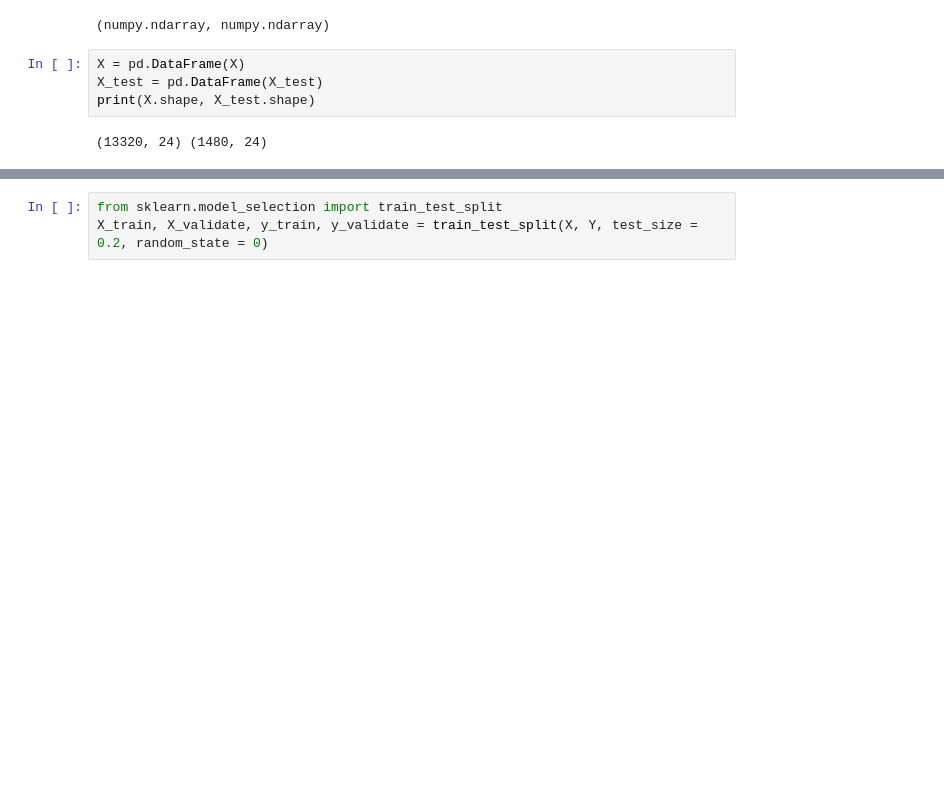
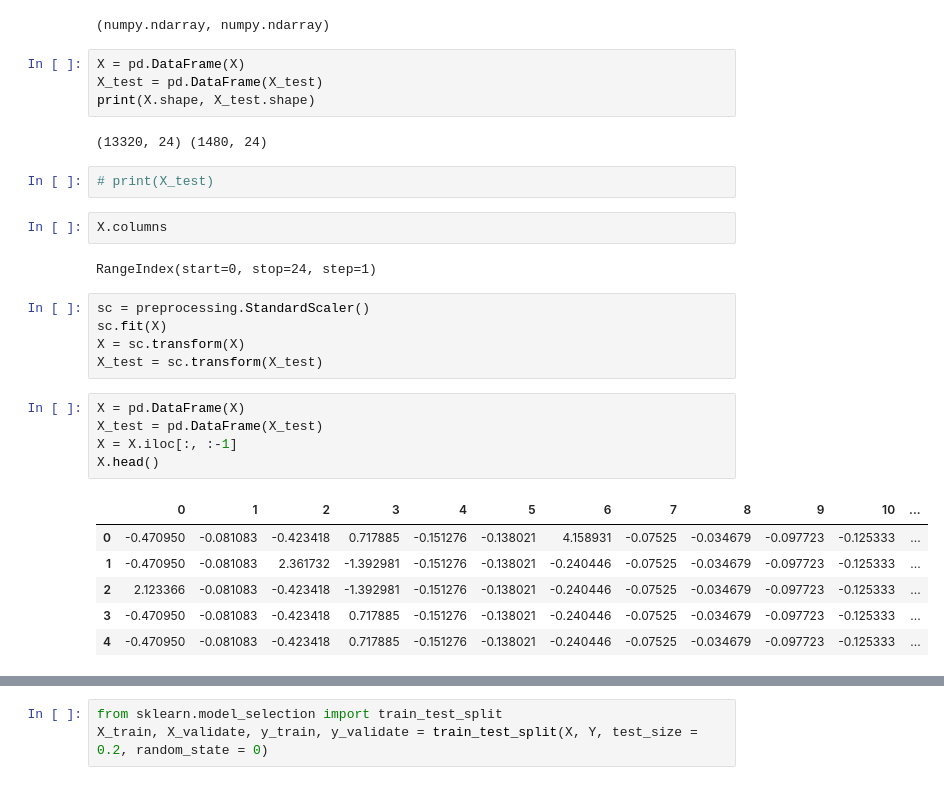
Before and after one commit to abhishakvarshney/Predicting-House-Prices-In-Bengaluru, a Jupyter notebook: Predicting_House_Prices_In_Bengaluru.ipynb, the cells around one changed output, grey strips where cells are left out. Drawn from its saved outputs; the diff is of its cells as text; blank space fills up the shorter version.

```diff
--- a/Predicting_House_Prices_In_Bengaluru.ipynb
+++ b/Predicting_House_Prices_In_Bengaluru.ipynb
@@ -422,4 +422,27 @@ X_test = pd.DataFrame(X_test)
 print(X.shape, X_test.shape)
 # %% [output]
 (13320, 24) (1480, 24)
+# %%
+# print(X_test)
+# %%
+X.columns
+# %% [output]
+RangeIndex(start=0, stop=24, step=1)
+# %%
+sc = preprocessing.StandardScaler()
+sc.fit(X)
+X = sc.transform(X)
+X_test = sc.transform(X_test)
+# %%
+X = pd.DataFrame(X)
+X_test = pd.DataFrame(X_test)
+X = X.iloc[:, :-1]
+X.head()
+# %% [output]
+|  | 0 | 1 | 2 | 3 | 4 | 5 | 6 | 7 | 8 | 9 | 10 | ... |
+| 0 | -0.470950 | -0.081083 | -0.423418 | 0.717885 | -0.151276 | -0.138021 | 4.158931 | -0.07525 | -0.034679 | -0.097723 | -0.125333 | ... |
+| 1 | -0.470950 | -0.081083 | 2.361732 | -1.392981 | -0.151276 | -0.138021 | -0.240446 | -0.07525 | -0.034679 | -0.097723 | -0.125333 | ... |
+| 2 | 2.123366 | -0.081083 | -0.423418 | -1.392981 | -0.151276 | -0.138021 | -0.240446 | -0.07525 | -0.034679 | -0.097723 | -0.125333 | ... |
+| 3 | -0.470950 | -0.081083 | -0.423418 | 0.717885 | -0.151276 | -0.138021 | -0.240446 | -0.07525 | -0.034679 | -0.097723 | -0.125333 | ... |
+| 4 | -0.470950 | -0.081083 | -0.423418 | 0.717885 | -0.151276 | -0.138021 | -0.240446 | -0.07525 | -0.034679 | -0.097723 | -0.125333 | ... |
 # %%
```
Also changed, not shown: parts of 17 cells of this notebook.
